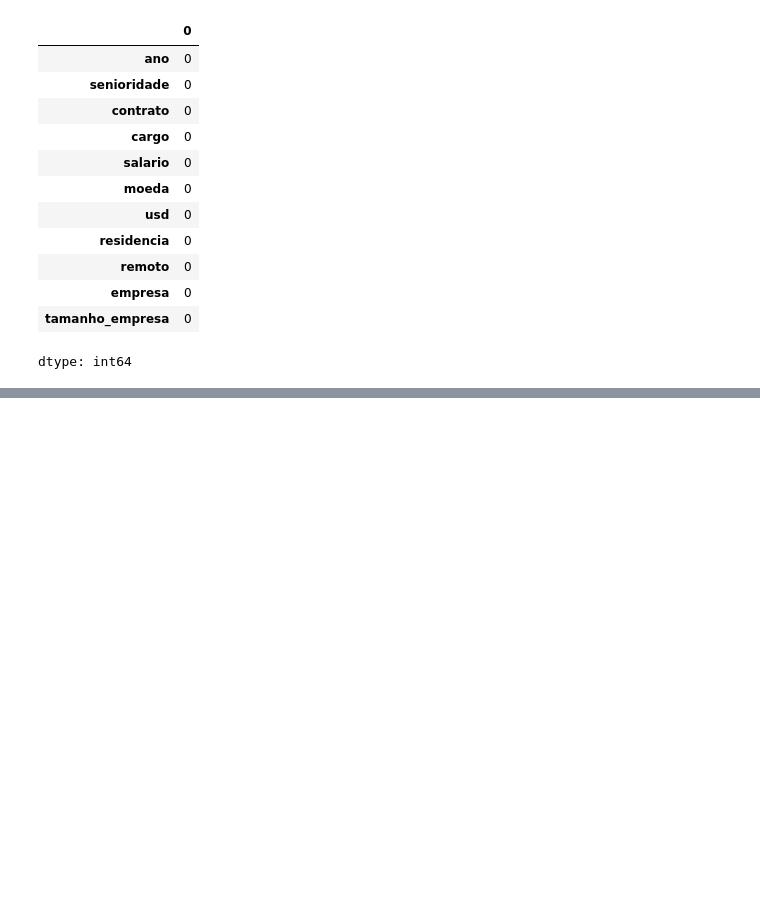
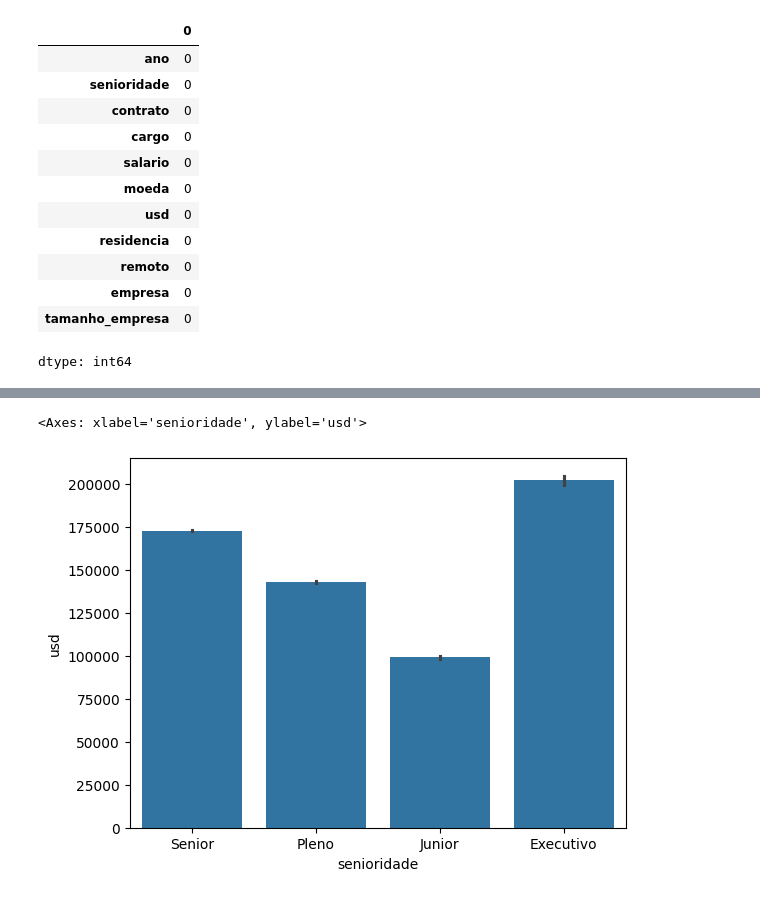
Before and after one commit to PedroInCode/Imersao-Dados-Alura, a Jupyter notebook: Imersão - Dados com Python.ipynb, the cells around one changed output, grey strips where cells are left out. Cells and saved outputs as stored; diff of their text form; code cells hidden in the pictures; blank space fills up the shorter version.

```diff
--- a/Imersão - Dados com Python.ipynb
+++ b/Imersão - Dados com Python.ipynb
@@ -419,0 +417,5 @@ memory usage: 12.2+ MB
+# %%
+sns.barplot(data=df_dadoslimpos, x='senioridade', y='usd') #Alterando nomes do conteudo do gráfico.
+# %% [output]
+<Axes: xlabel='senioridade', ylabel='usd'>
+[figure, added]
```
Also changed, not shown: parts of 35 cells of this notebook.
